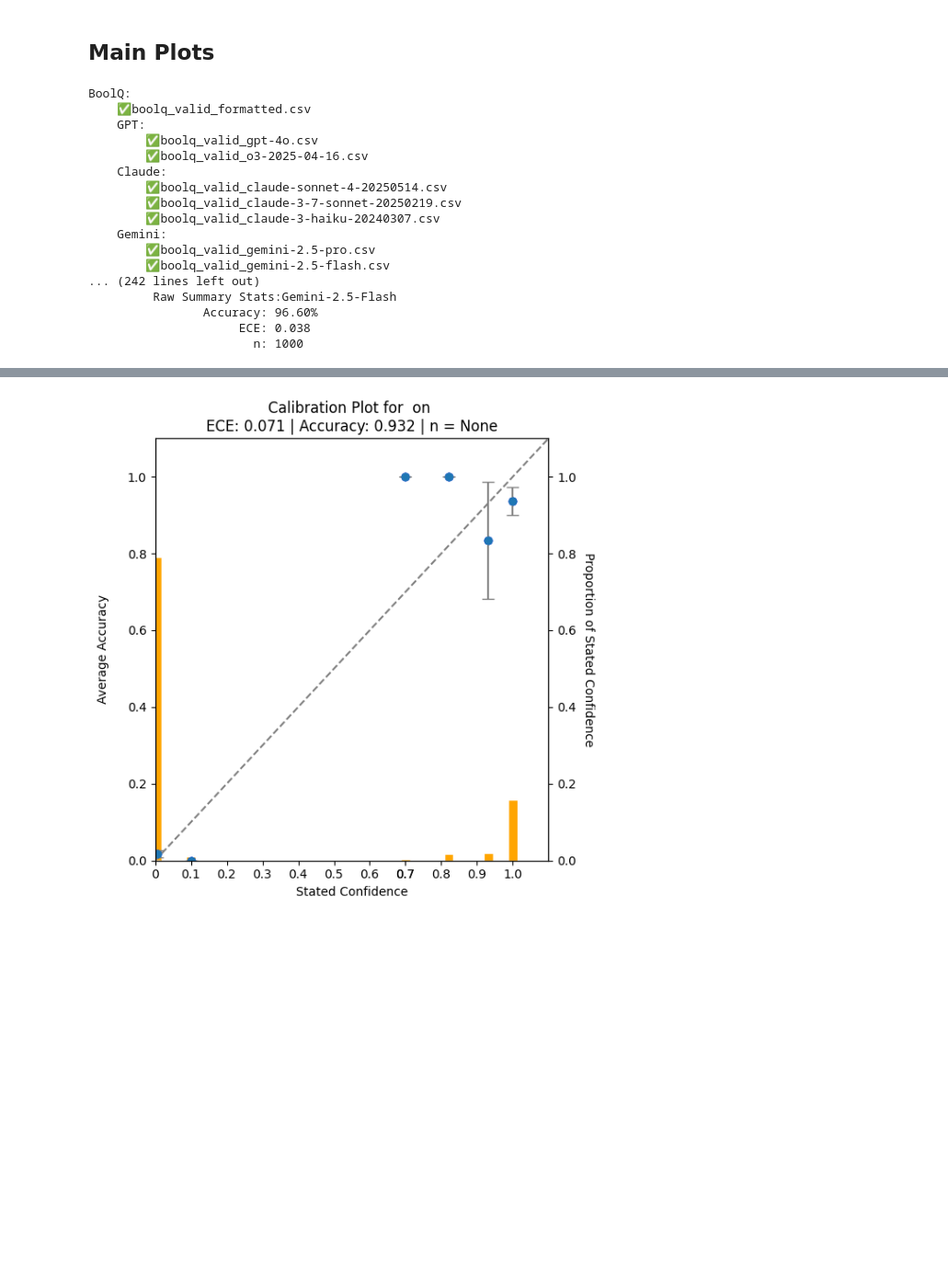
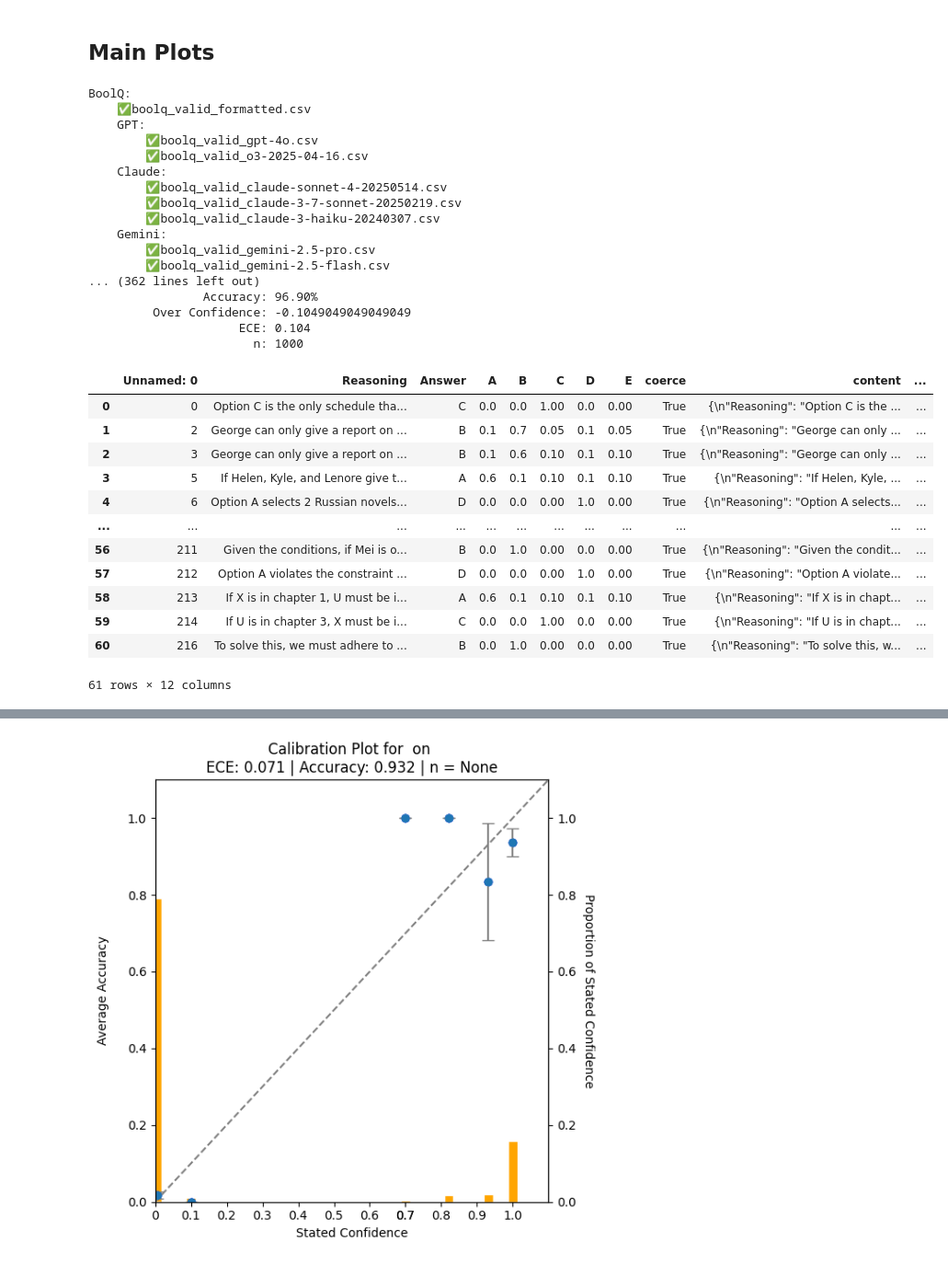
Before and after one commit to NoamMichael/Comparing-Confidence-in-LLMs, a Jupyter notebook: get_results_analysis.ipynb, the cells around one changed output, grey strips where cells are left out. Shown at 92% size. Cells and saved outputs as stored; diff of their text form; code cells hidden in the pictures; blank space fills up the shorter version.

```diff
--- a/get_results_analysis.ipynb
+++ b/get_results_analysis.ipynb
@@ -2191,6 +2143,10 @@ model_names = {
     "Gemini":{
         "gemini-2.5-pro": "Gemini-2.5-Pro",
         "gemini-2.5-flash": "Gemini-2.5-Flash"
+    },
+    "Deepseek": {
+        "deepseek-r1": "DeepSeek-R1",
+        "deepseek-v3": "DeepSeek-V3"
     }
 }
 
@@ -2216,7 +2172,7 @@ response_map = {
 mcq_qsets = ['LSAT-AR', 'SAT-EN', 'SciQ']
 
 
-folder = "NEW Parsed Results"
+folder = "Parsed Results"
 folder_gold = "Formatted Benchmarks"
 dfs = {}  # store DataFrames in a dict keyed by (qset_name, model_display)
 completions = {}
@@ -2255,7 +2211,7 @@ for qset_key, qset_name in qsets.items():
             else:
                 print(f"Missing: {filepath}")
 
-            n = df['coerce'].astype(bool).sum()
+            n = df.dropna(axis=1, how='all').notna().all(axis=1).sum()                         #------HERE
 
             completions[qset_name][model_display] = n
 
@@ -2329,6 +2285,7 @@ for qset_key, qset_name in qsets.items():
     ece_rows = []
     acc_rows = []
     n_rows = []
+    oc_rows = []
     n_used = len(ids)
     for model_group, models in model_names.items():
         for model_key, model_display in models.items():
@@ -2421,6 +2378,7 @@ for qset_key, qset_name in qsets.items():
             else:
                 print(f'Invalid Q-Set! {qset_name} not found!')
 
+            # --- Multiple Choice Question Calibration Plots ---
             if qset_name in mcq_qsets:
                 ece, acc = mcq_calibration_plot(full_df,
                                                 options= answer_options,
@@ -2434,16 +2392,20 @@ for qset_key, qset_name in qsets.items():
                 #n = old_dfs[qset_name][model_display]['answer'].notna().sum()
                 n = completions[qset_name][model_display]
 
+                over_confidence = compute_overconfidence_mcq(full_df, qset_name)
+
              # --- Make Calibration Plot --- # Need to do
             else:
                 n = completions[qset_name][model_display]
                 acc = np.mean(scores) *100
                 ece = get_ece(scores, confidence)
+                over_confidence = np.mean(confidence.astype(float)) - np.mean(scores.astype(int))
                 calibration_plot(scores= scores, confidence = confidence, model_name = model_display, qset_name = qset_name, num_complete = n_used)
 
             # --- Summary Stats ---
-            print(f"         Raw Summary Stats:{model_display}")
+            print(f"Raw Summary Stats: {model_display}")
             print(f"                Accuracy: {acc:.2f}%")
+            print(f"         Over Confidence: {over_confidence}")
             print(f"                     ECE: {ece:.3f}")
             print(f"                       n: {n}")
 
@@ -2453,27 +2415,13 @@ for qset_key, qset_name in qsets.items():
             ece_rows.append((model_display, float(ece), fam, color))
             acc_rows.append((model_display, acc, fam, color))
             n_rows.append((model_display, float(n), fam, color))
-
+            oc_rows.append((model_display, over_confidence, fam, color))
 
 
     # --- Analysis Plots ---
     output_dir = Path("Plots") / qset_name
     output_dir.mkdir(parents=True, exist_ok=True)
-    make_summary_plots(ece_rows, acc_rows, n_rows, n_used, title_prefix = qset_name)
-
-    # if qset_name == 'BoolQ':
-
-    # #     make_summary_plots(ece_rows, acc_rows, n_rows, n_used, title_prefix = qset_name)
-    # # elif qset_name == 'HaluEval':
-
-    # #     output_dir = Path("Plots") / "HaluEval"
-    # #     output_dir.mkdir(parents=True, exist_ok=True)
-
-    # #     # --- Make Summary Plots ---
-    # #     #find_cutoff_n
-
-    # #     ## Note: I want a grey dotted line showing where the cutoff n was
-    # #     make_summary_plots(ece_rows, acc_rows, n_rows, n_used, title_prefix = qset_name)
+    make_summary_plots(ece_rows, oc_rows, acc_rows, n_rows, n_used, title_prefix = qset_name)
 # %% [output]
 BoolQ:
     ✅boolq_valid_formatted.csv
@@ -2487,8 +2435,24 @@ BoolQ:
     Gemini:
         ✅boolq_valid_gemini-2.5-pro.csv
         ✅boolq_valid_gemini-2.5-flash.csv
-... (242 lines left out)
-         Raw Summary Stats:Gemini-2.5-Flash
-                Accuracy: 96.60%
-                     ECE: 0.038
+... (362 lines left out)
+                Accuracy: 96.90%
+         Over Confidence: -0.1049049049049049
+                     ECE: 0.104
                        n: 1000
+# %%
+full_df
+# %% [output]
+|  | Unnamed: 0 | Reasoning | Answer | A | B | C | D | E | coerce | content | ... |
+| 0 | 0 | Option C is the only schedule tha... | C | 0.0 | 0.0 | 1.00 | 0.0 | 0.00 | True | {\n"Reasoning": "Option C is the ... | ... |
+| 1 | 2 | George can only give a report on ... | B | 0.1 | 0.7 | 0.05 | 0.1 | 0.05 | True | {\n"Reasoning": "George can only ... | ... |
+| 2 | 3 | George can only give a report on ... | B | 0.1 | 0.6 | 0.10 | 0.1 | 0.10 | True | {\n"Reasoning": "George can only ... | ... |
+| 3 | 5 | If Helen, Kyle, and Lenore give t... | A | 0.6 | 0.1 | 0.10 | 0.1 | 0.10 | True | {\n"Reasoning": "If Helen, Kyle, ... | ... |
+| 4 | 6 | Option A selects 2 Russian novels... | D | 0.0 | 0.0 | 0.00 | 1.0 | 0.00 | True | {\n"Reasoning": "Option A selects... | ... |
+| ... | ... | ... | ... | ... | ... | ... | ... | ... | ... | ... | ... |
+| 56 | 211 | Given the conditions, if Mei is o... | B | 0.0 | 1.0 | 0.00 | 0.0 | 0.00 | True | {\n"Reasoning": "Given the condit... | ... |
+| 57 | 212 | Option A violates the constraint ... | D | 0.0 | 0.0 | 0.00 | 1.0 | 0.00 | True | {\n"Reasoning": "Option A violate... | ... |
+| 58 | 213 | If X is in chapter 1, U must be i... | A | 0.6 | 0.1 | 0.10 | 0.1 | 0.10 | True | {\n"Reasoning": "If X is in chapt... | ... |
+| 59 | 214 | If U is in chapter 3, X must be i... | C | 0.0 | 0.0 | 1.00 | 0.0 | 0.00 | True | {\n"Reasoning": "If U is in chapt... | ... |
+| 60 | 216 | To solve this, we must adhere to ... | B | 0.0 | 1.0 | 0.00 | 0.0 | 0.00 | True | {\n"Reasoning": "To solve this, w... | ... |
+61 rows × 12 columns
```
Also changed, not shown: parts of 13 cells of this notebook.
